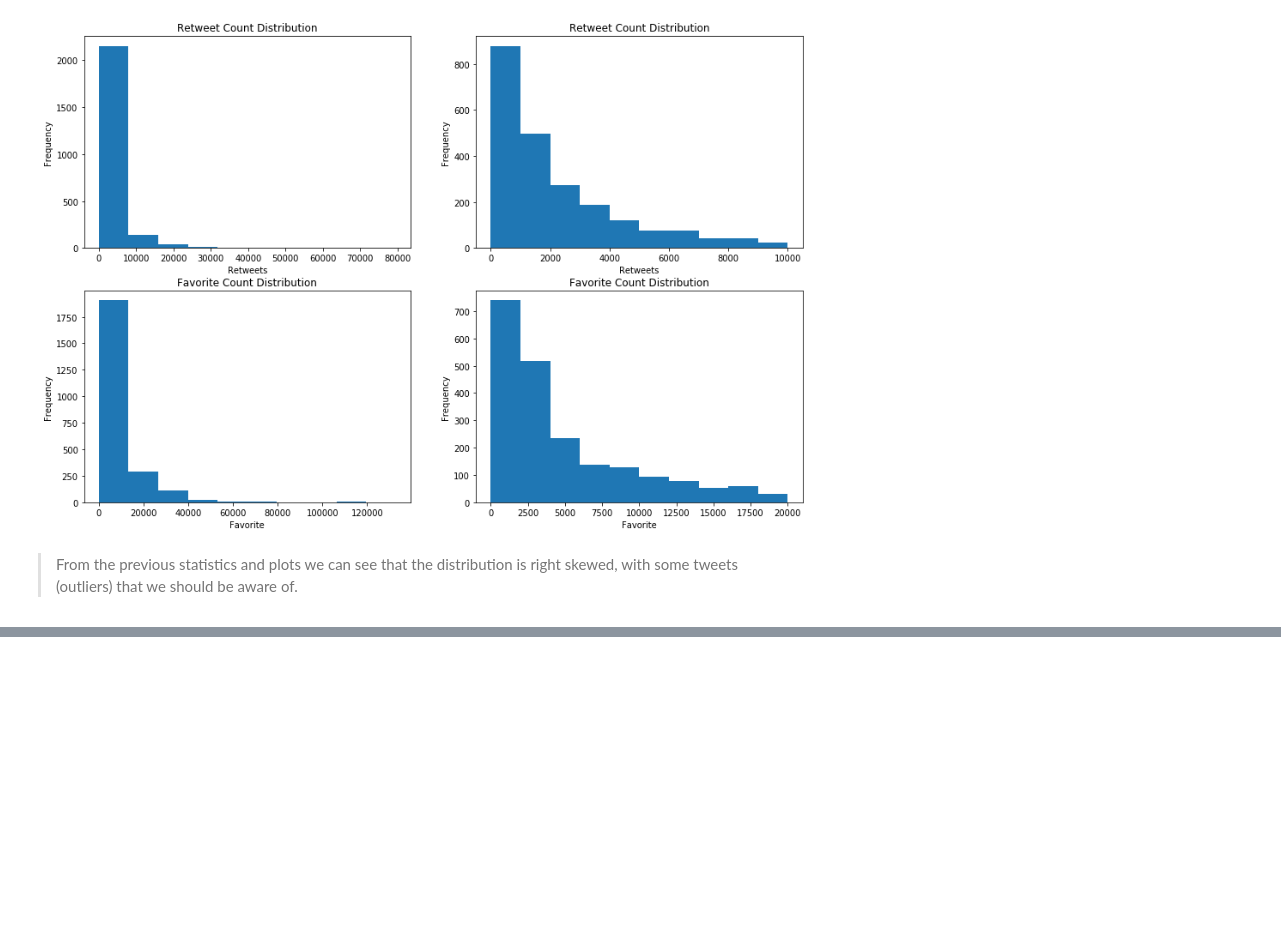
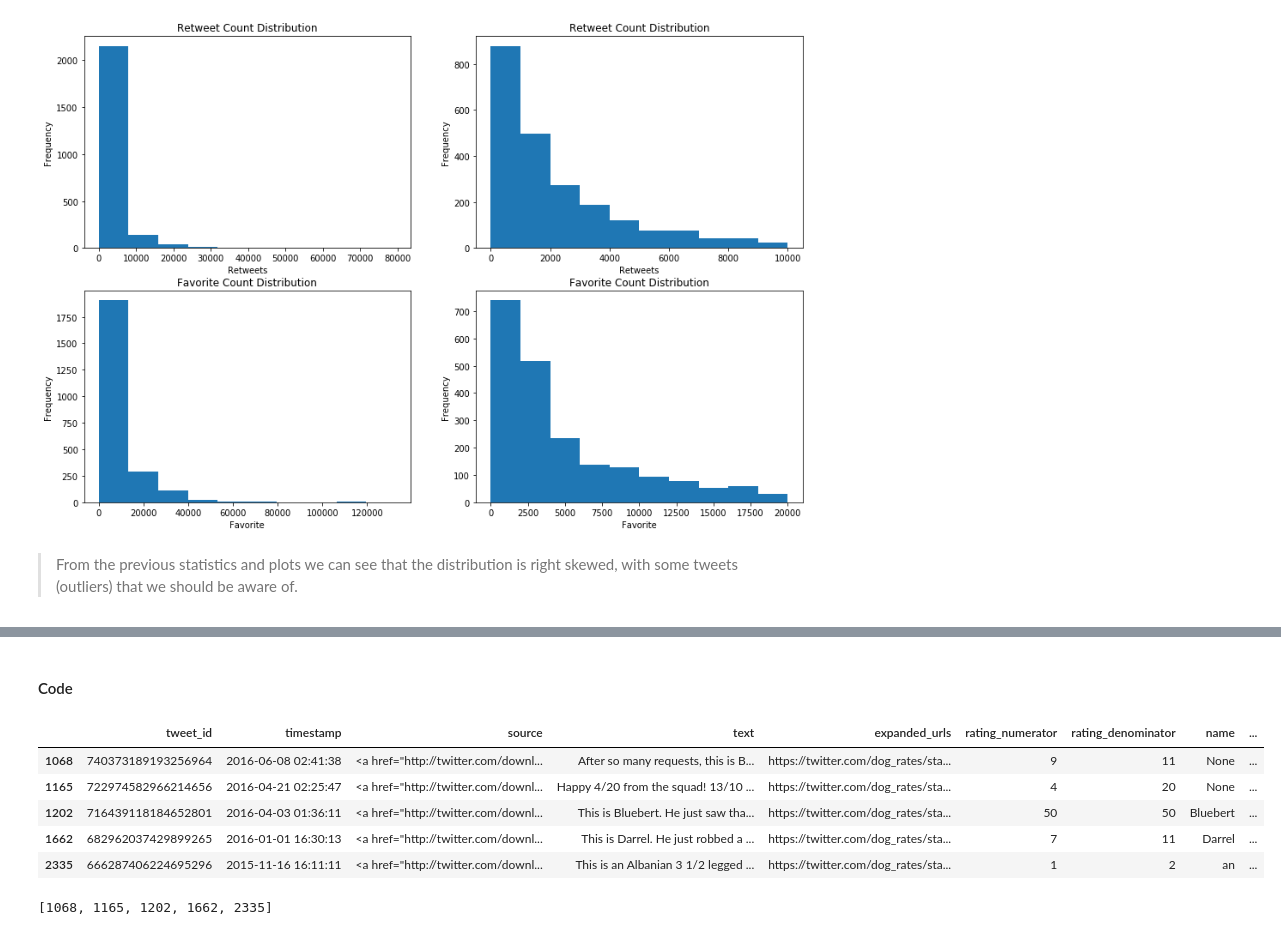
Before and after one commit to PitCoder/Data-Analyst, a Jupyter notebook: Data Wrangling/wrangle_act.ipynb, the cells around one changed output, grey strips where cells are left out. Drawn from its saved outputs; the diff is of its cells as text; code cells hidden in the pictures; blank space fills up the shorter version.

```diff
--- a/Data Wrangling/wrangle_act.ipynb
+++ b/Data Wrangling/wrangle_act.ipynb
@@ -788,0 +819,5 @@ plt.ylabel('Frequency');
+# %%
+# Finally we remove all the rows that have no valid strings
+invalid_tweets = [810984652412424192, 855862651834028034, 855860136149123072, 749981277374128128, 670842764863651840]
+indexes = twitter_archivecp.index[twitter_archivecp.tweet_id.isin(invalid_tweets)].tolist()
+indexes
@@ -788,0 +826,2 @@ plt.ylabel('Frequency');
+# %%
+twitter_archivecp.drop(indexes, inplace=True)
@@ -788,0 +892,22 @@ plt.ylabel('Frequency');
+# %% [markdown]
+#### Code
+# %%
+# First of all we have to verify which tweets were not deleted (retweets) and the we proceed to correct the ratings
+verify_tweets = [835246439529840640, 666287406224695296, 775096608509886464, 740373189193256964, 716439118184652801, 682962037429899265, 722974582966214656]
+
+twitter_archivecp[twitter_archivecp.tweet_id.isin(verify_tweets) == True]
+# %% [output]
+|  | tweet_id | timestamp | source | text | expanded_urls | rating_numerator | rating_denominator | name | ... |
+| 1068 | 740373189193256964 | 2016-06-08 02:41:38 | <a href="http://twitter.com/downl... | After so many requests, this is B... | https://twitter.com/dog_rates/sta... | 9 | 11 | None | ... |
+| 1165 | 722974582966214656 | 2016-04-21 02:25:47 | <a href="http://twitter.com/downl... | Happy 4/20 from the squad! 13/10 ... | https://twitter.com/dog_rates/sta... | 4 | 20 | None | ... |
+| 1202 | 716439118184652801 | 2016-04-03 01:36:11 | <a href="http://twitter.com/downl... | This is Bluebert. He just saw tha... | https://twitter.com/dog_rates/sta... | 50 | 50 | Bluebert | ... |
+| 1662 | 682962037429899265 | 2016-01-01 16:30:13 | <a href="http://twitter.com/downl... | This is Darrel. He just robbed a ... | https://twitter.com/dog_rates/sta... | 7 | 11 | Darrel | ... |
+| 2335 | 666287406224695296 | 2015-11-16 16:11:11 | <a href="http://twitter.com/downl... | This is an Albanian 3 1/2 legged ... | https://twitter.com/dog_rates/sta... | 1 | 2 | an | ... |
+# %%
+# For the ones who were not deleted we proceed to adjust the ratings
+adjust_tweets = [740373189193256964, 722974582966214656, 716439118184652801, 682962037429899265, 666287406224695296]
+ratings = [[10,10], [9,10], [13,10], [13,10], [14,10]]
+indexes = twitter_archivecp.index[twitter_archivecp.tweet_id.isin(adjust_tweets)].tolist()
+indexes
+# %% [output]
+[1068, 1165, 1202, 1662, 2335]
```
Also changed, not shown: parts of 63 cells of this notebook.
